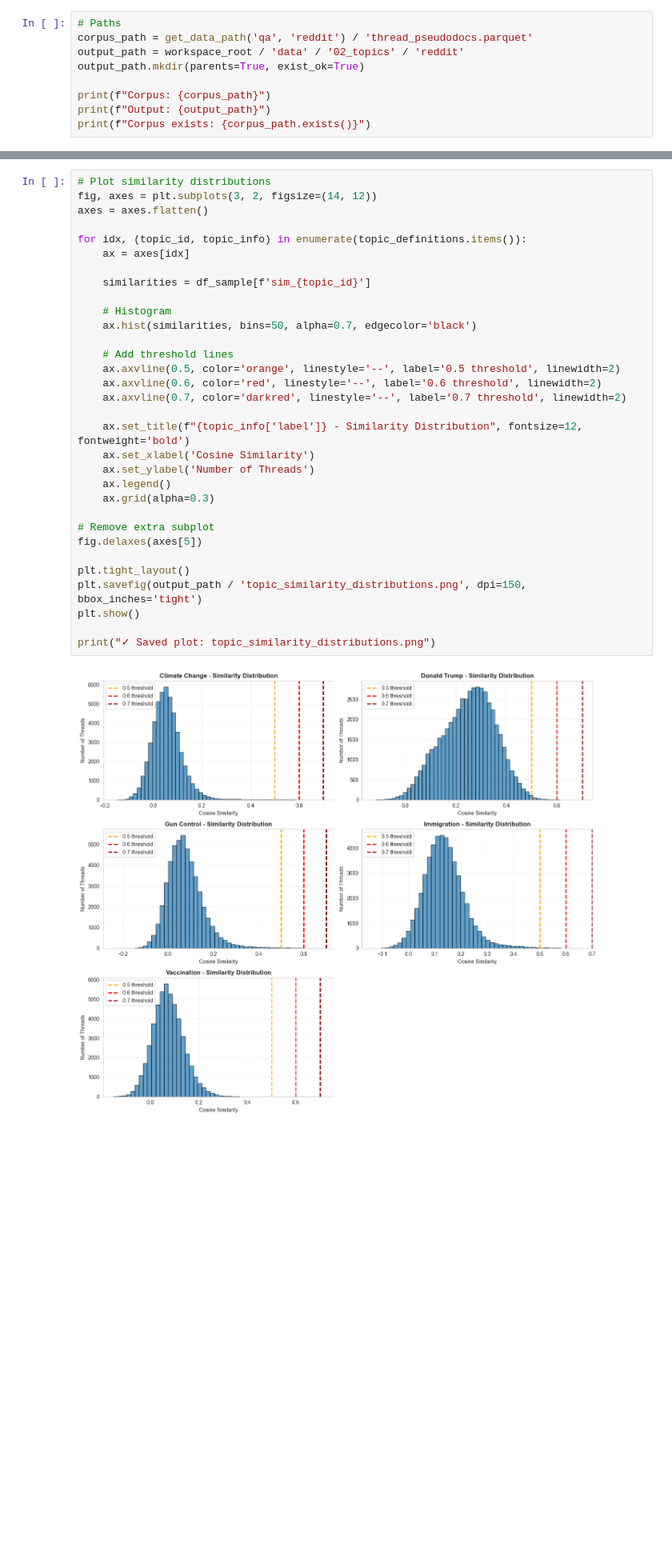
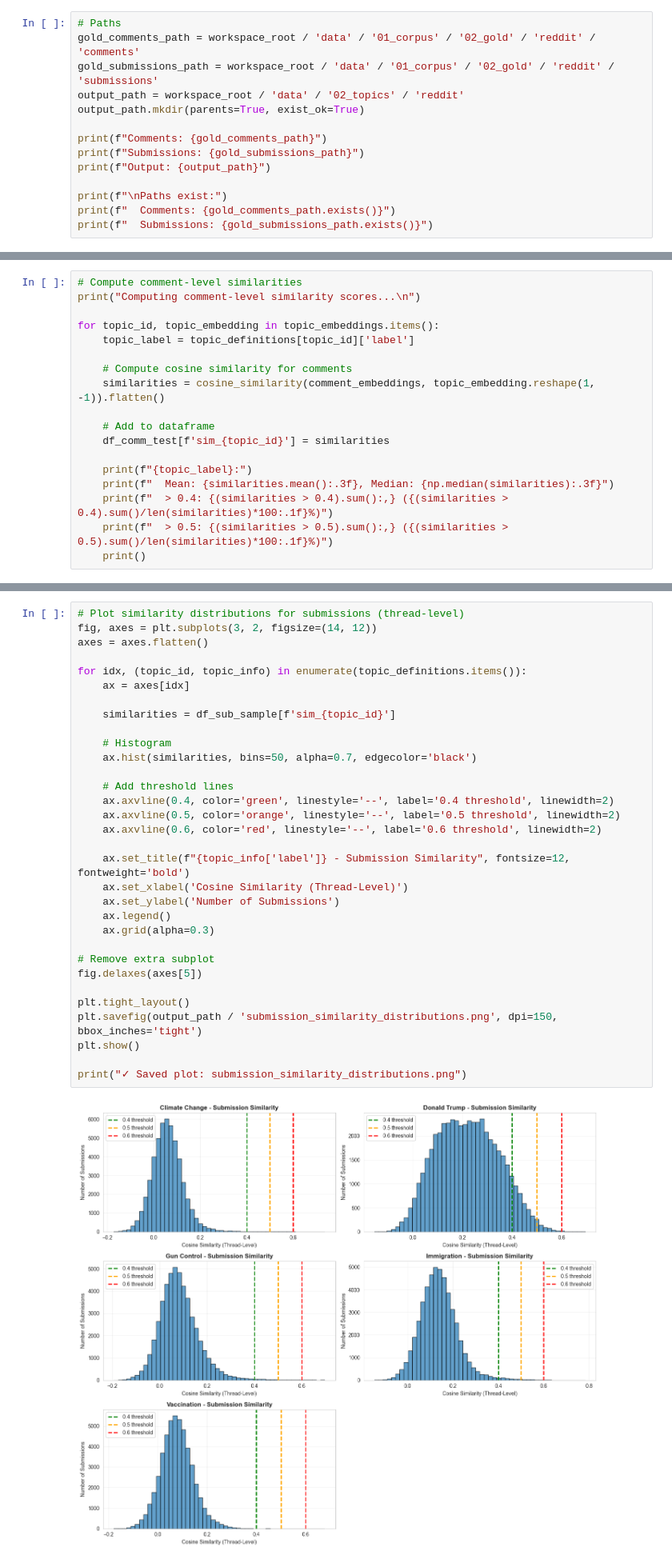
Before and after one commit to MaxiStahl1992/Data_Experiment, a Jupyter notebook: notebooks/reddit/15a_topic_selection_exploration.ipynb, the cells around one changed output, grey strips where cells are left out. Shown at 80% size. Cells and saved outputs as stored; diff of their text form; blank space fills up the shorter version.

```diff
--- a/notebooks/reddit/15a_topic_selection_exploration.ipynb
+++ b/notebooks/reddit/15a_topic_selection_exploration.ipynb
@@ -46,10 +54,15 @@ Load the corpus prepared in notebook 14.
 # %%
 # Paths
-corpus_path = get_data_path('qa', 'reddit') / 'thread_pseudodocs.parquet'
+gold_comments_path = workspace_root / 'data' / '01_corpus' / '02_gold' / 'reddit' / 'comments'
+gold_submissions_path = workspace_root / 'data' / '01_corpus' / '02_gold' / 'reddit' / 'submissions'
 output_path = workspace_root / 'data' / '02_topics' / 'reddit'
 output_path.mkdir(parents=True, exist_ok=True)
 
-print(f"Corpus: {corpus_path}")
+print(f"Comments: {gold_comments_path}")
+print(f"Submissions: {gold_submissions_path}")
 print(f"Output: {output_path}")
-print(f"Corpus exists: {corpus_path.exists()}")
+
+print(f"\nPaths exist:")
+print(f"  Comments: {gold_comments_path.exists()}")
+print(f"  Submissions: {gold_submissions_path.exists()}")
 # %% [output]
@@ -382,0 +605,18 @@ Analyze the distribution of similarity scores to determine optimal threshold.
+# %%
+# Compute comment-level similarities
+print("Computing comment-level similarity scores...\n")
+
+for topic_id, topic_embedding in topic_embeddings.items():
+    topic_label = topic_definitions[topic_id]['label']
+
+    # Compute cosine similarity for comments
+    similarities = cosine_similarity(comment_embeddings, topic_embedding.reshape(1, -1)).flatten()
+
+    # Add to dataframe
+    df_comm_test[f'sim_{topic_id}'] = similarities
+
+    print(f"{topic_label}:")
+    print(f"  Mean: {similarities.mean():.3f}, Median: {np.median(similarities):.3f}")
+    print(f"  > 0.4: {(similarities > 0.4).sum():,} ({(similarities > 0.4).sum()/len(similarities)*100:.1f}%)")
+    print(f"  > 0.5: {(similarities > 0.5).sum():,} ({(similarities > 0.5).sum()/len(similarities)*100:.1f}%)")
+    print()
@@ -383,34 +748,34 @@ Analyze the distribution of similarity scores to determine optimal threshold.
 # %%
-# Plot similarity distributions
+# Plot similarity distributions for submissions (thread-level)
 fig, axes = plt.subplots(3, 2, figsize=(14, 12))
 axes = axes.flatten()
 
 for idx, (topic_id, topic_info) in enumerate(topic_definitions.items()):
     ax = axes[idx]
 
-    similarities = df_sample[f'sim_{topic_id}']
+    similarities = df_sub_sample[f'sim_{topic_id}']
 
     # Histogram
     ax.hist(similarities, bins=50, alpha=0.7, edgecolor='black')
 
     # Add threshold lines
+    ax.axvline(0.4, color='green', linestyle='--', label='0.4 threshold', linewidth=2)
     ax.axvline(0.5, color='orange', linestyle='--', label='0.5 threshold', linewidth=2)
     ax.axvline(0.6, color='red', linestyle='--', label='0.6 threshold', linewidth=2)
-    ax.axvline(0.7, color='darkred', linestyle='--', label='0.7 threshold', linewidth=2)
 
-    ax.set_title(f"{topic_info['label']} - Similarity Distribution", fontsize=12, fontweight='bold')
-    ax.set_xlabel('Cosine Similarity')
-    ax.set_ylabel('Number of Threads')
+    ax.set_title(f"{topic_info['label']} - Submission Similarity", fontsize=12, fontweight='bold')
+    ax.set_xlabel('Cosine Similarity (Thread-Level)')
+    ax.set_ylabel('Number of Submissions')
     ax.legend()
     ax.grid(alpha=0.3)
 
 # Remove extra subplot
 fig.delaxes(axes[5])
 
 plt.tight_layout()
-plt.savefig(output_path / 'topic_similarity_distributions.png', dpi=150, bbox_inches='tight')
+plt.savefig(output_path / 'submission_similarity_distributions.png', dpi=150, bbox_inches='tight')
 plt.show()
 
-print("✓ Saved plot: topic_similarity_distributions.png")
+print("✓ Saved plot: submission_similarity_distributions.png")
 # %% [output]
-[figure, old version]
+[figure, new version]
```
Also changed, not shown: parts of 34 cells of this notebook, 7 other files.
